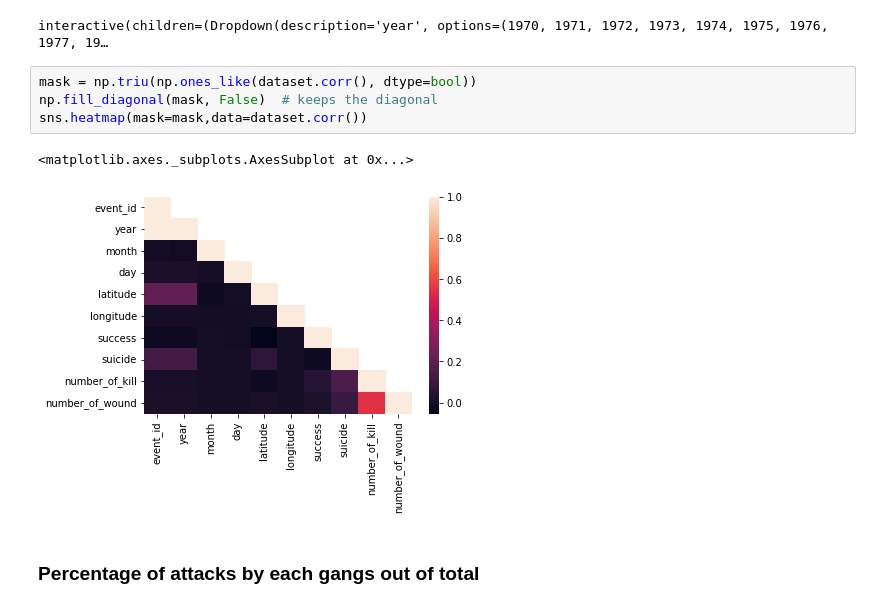
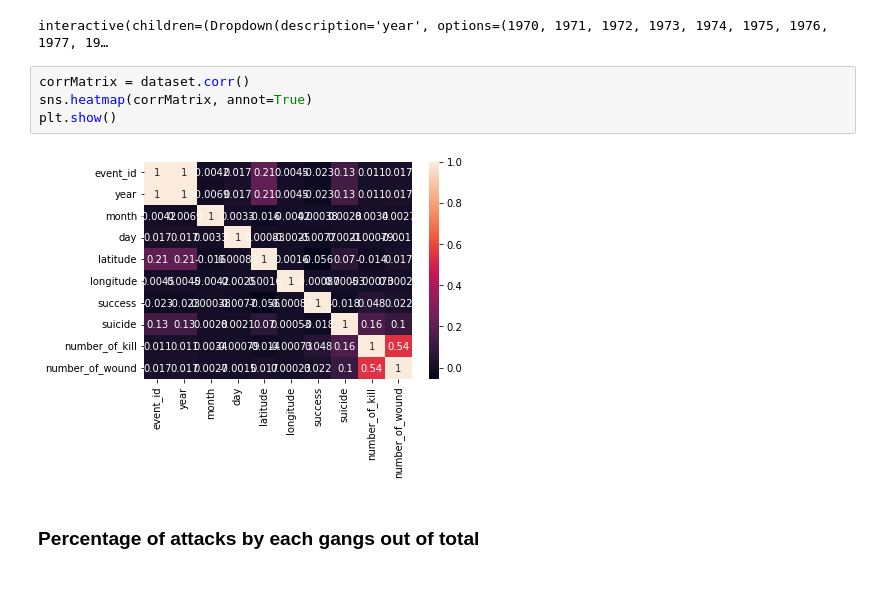
Before and after one commit to princepriyadarshi2017/AlmaBetter-EDA-Capstone-Project-Global-Terrorism, a Jupyter notebook: Global_Terrorism_Analysis.ipynb, the cells around one changed output. Drawn from its saved outputs; the diff is of its cells as text.

```diff
--- a/Global_Terrorism_Analysis.ipynb
+++ b/Global_Terrorism_Analysis.ipynb
@@ -445,13 +445,12 @@ def attack_year(year=list(dataset["year"].unique())):
     return sns.countplot(y=a["region"], palette="viridis")
 # %% [output]
 interactive(children=(Dropdown(description='year', options=(1970, 1971, 1972, 1973, 1974, 1975, 1976, 1977, 19…
-# %%
-mask = np.triu(np.ones_like(dataset.corr(), dtype=bool))
-np.fill_diagonal(mask, False)  # keeps the diagonal
-sns.heatmap(mask=mask,data=dataset.corr())
-# %% [output]
-<matplotlib.axes._subplots.AxesSubplot at 0x...>
-[figure, removed]
+# %%
+corrMatrix = dataset.corr()
+sns.heatmap(corrMatrix, annot=True)
+plt.show()
+# %% [output]
+[figure, added]
 # %% [markdown]
 ### Percentage of attacks by each gangs out of total
 # %%
```
Also changed, not shown: parts of 1 cell of this notebook.
